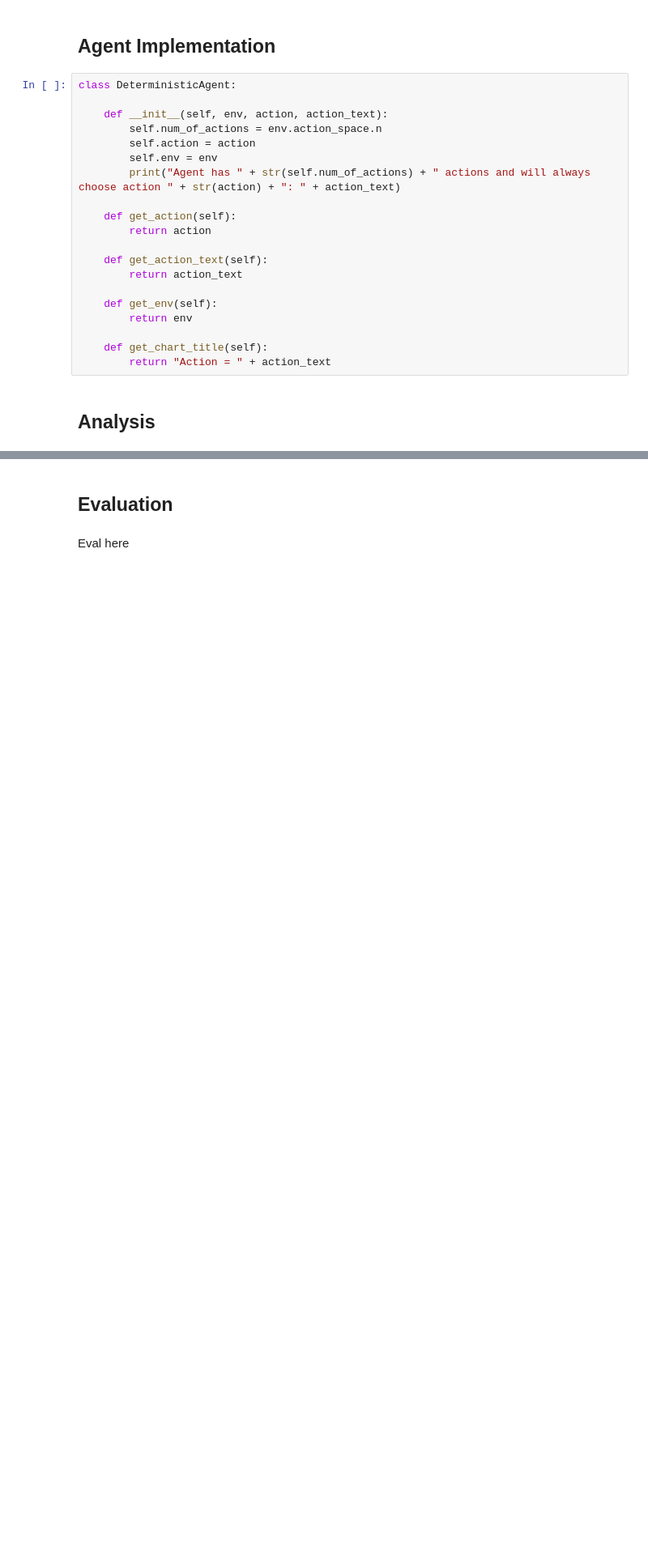
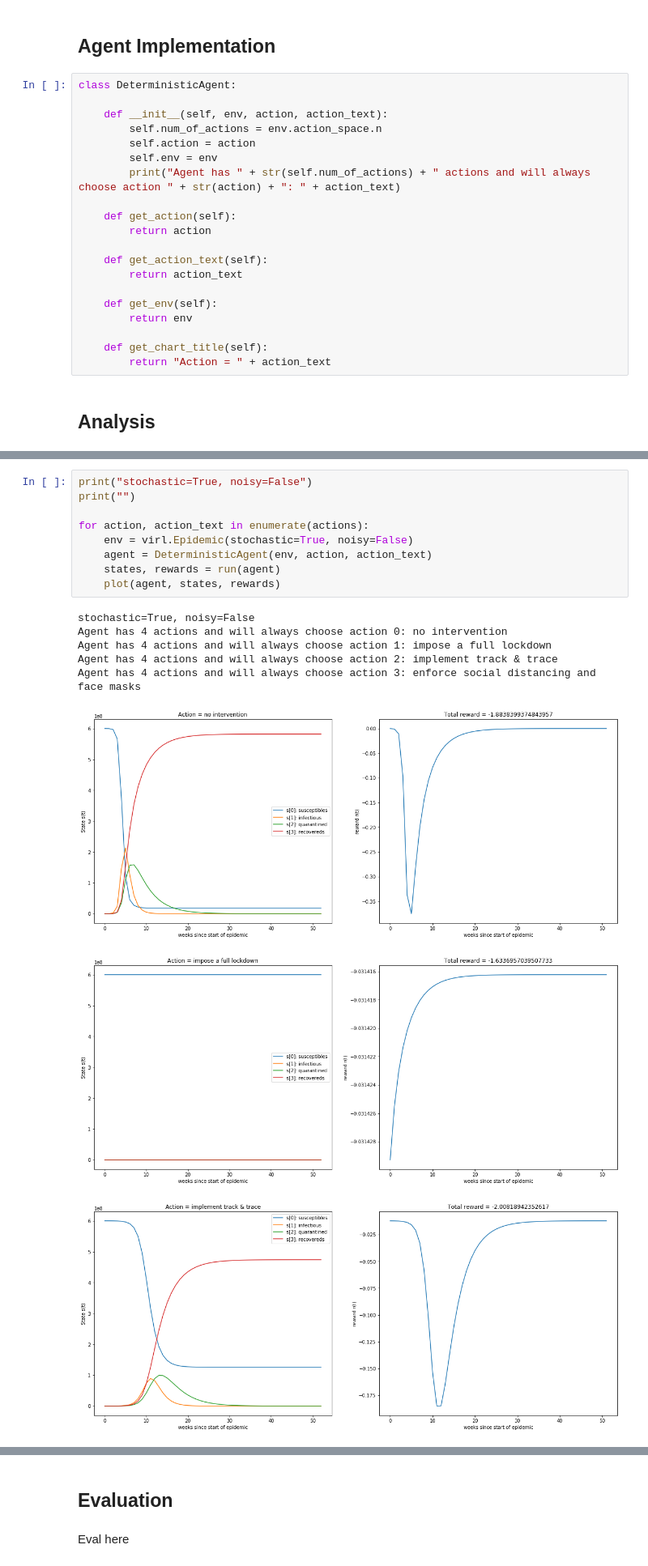
Before and after one commit to arranbrown99/COVID_simulation, a Jupyter notebook: notebooks/run_deterministic.ipynb, the cells around one changed output, grey strips where cells are left out. Shown at 81% size. Drawn from its saved outputs; the diff is of its cells as text; blank space fills up the shorter version.

Commit message:
Stochastic and noise to deterministic

```diff
--- a/notebooks/run_deterministic.ipynb
+++ b/notebooks/run_deterministic.ipynb
@@ -49,3 +54,21 @@ Agent has 4 actions and will always choose action 3: enforce social distancing a
 [figure]
 [figure]
 [figure]
+# %%
+print("stochastic=True, noisy=False")
+print("")
+
+for action, action_text in enumerate(actions):
+    env = virl.Epidemic(stochastic=True, noisy=False)
+    agent = DeterministicAgent(env, action, action_text)
+    states, rewards = run(agent)
+    plot(agent, states, rewards)
+# %% [output]
+stochastic=True, noisy=False
+Agent has 4 actions and will always choose action 0: no intervention
+Agent has 4 actions and will always choose action 1: impose a full lockdown
+Agent has 4 actions and will always choose action 2: implement track & trace
+Agent has 4 actions and will always choose action 3: enforce social distancing and face masks
+[figure, added]
+[figure, added]
+[figure, added]
```
Also changed, not shown: parts of 4 cells of this notebook.
